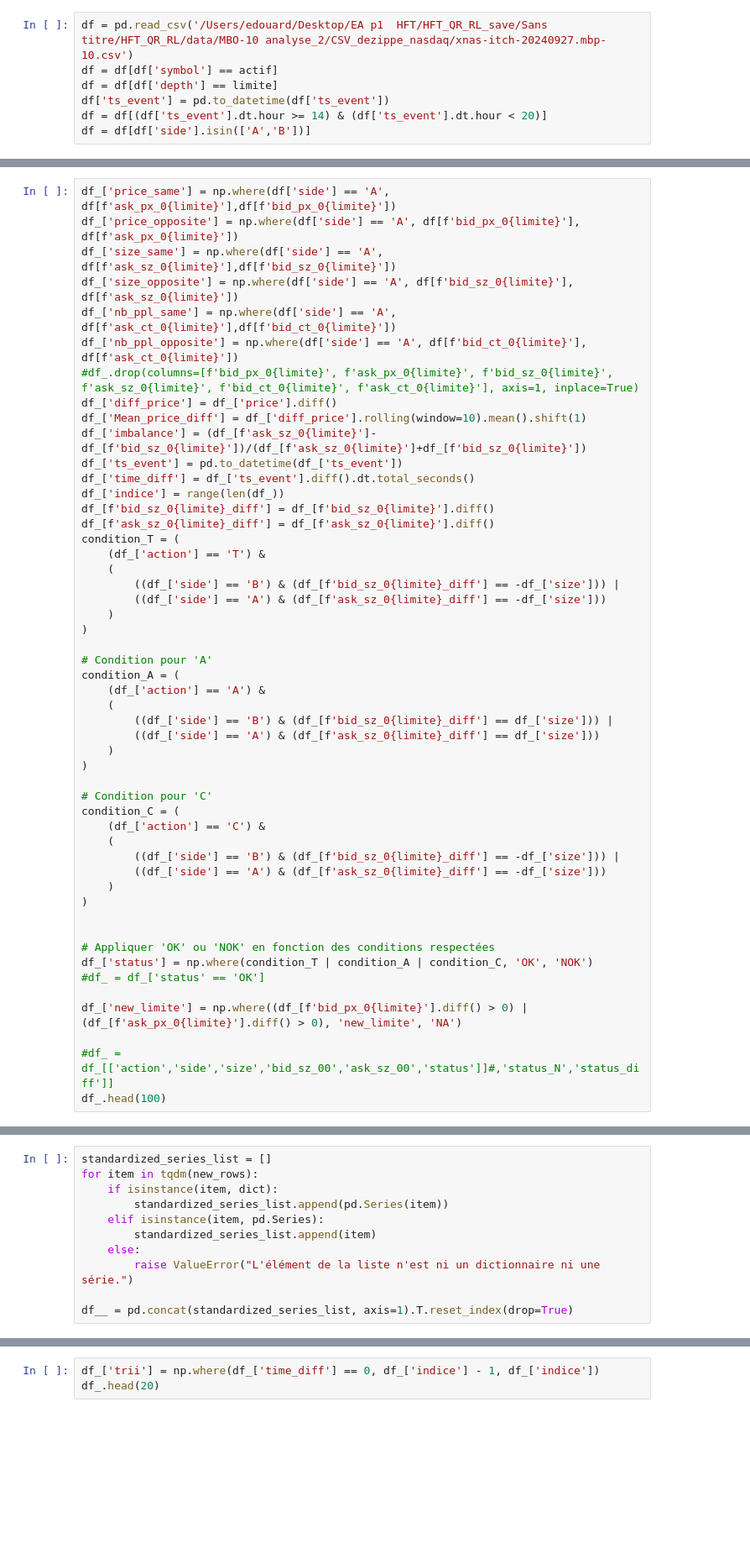
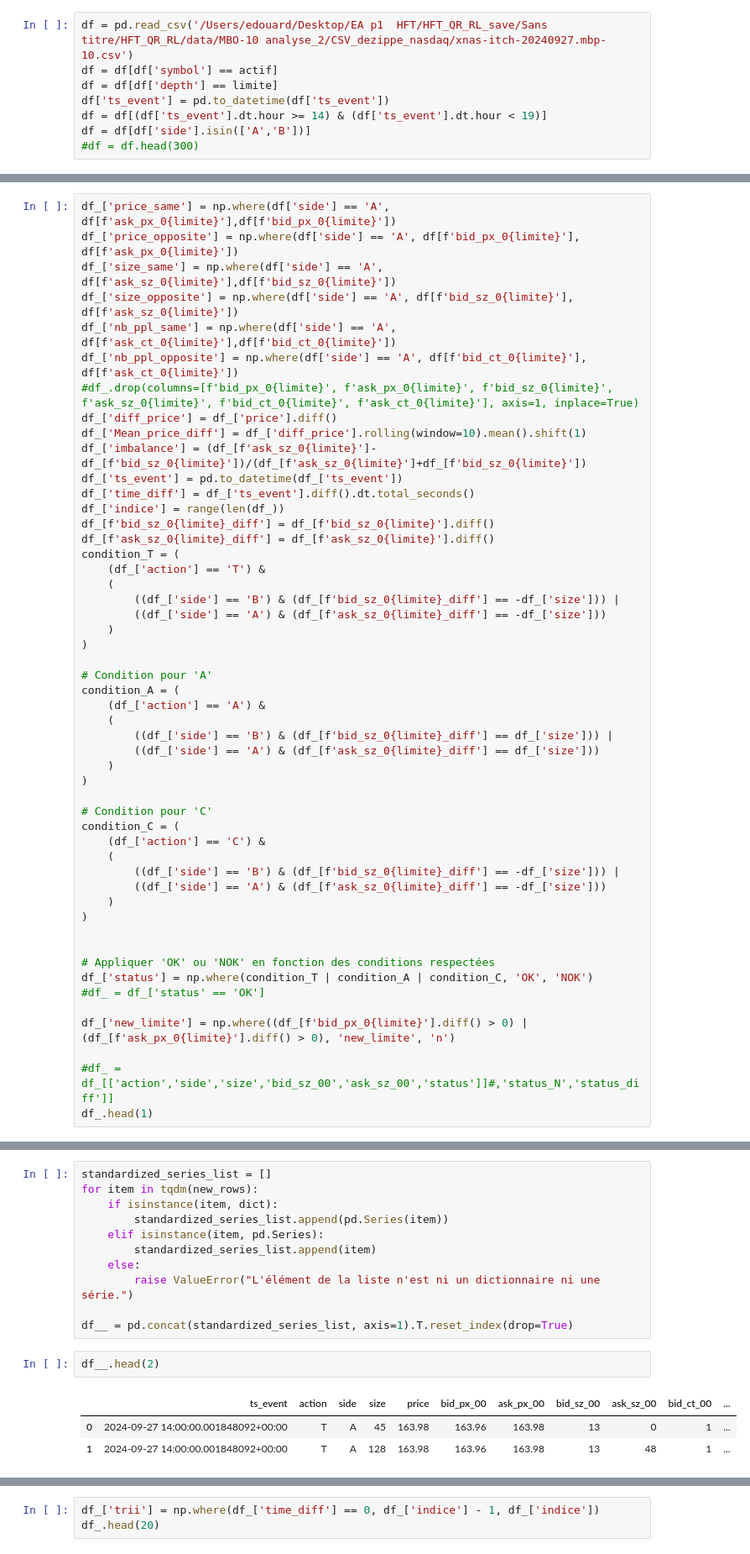
Before and after one commit to janisaiad/HFT_QR_RL, a Jupyter notebook: data/MBO-10 analyse_2/Notebook/WALA.ipynb, the cells around one changed output, grey strips where cells are left out. Shown at 84% size. Saved outputs shown, nothing was run; the diff lists cells and outputs as text; blank space fills up the shorter version.

```diff
--- a/data/MBO-10 analyse_2/Notebook/WALA.ipynb
+++ b/data/MBO-10 analyse_2/Notebook/WALA.ipynb
@@ -19,5 +19,6 @@ df = pd.read_csv('/Users/edouard/Desktop/EA p1  HFT/HFT_QR_RL_save/Sans titre/HF
 df = df[df['symbol'] == actif]
 df = df[df['depth'] == limite]
 df['ts_event'] = pd.to_datetime(df['ts_event'])
-df = df[(df['ts_event'].dt.hour >= 14) & (df['ts_event'].dt.hour < 20)]
+df = df[(df['ts_event'].dt.hour >= 14) & (df['ts_event'].dt.hour < 19)]
 df = df[df['side'].isin(['A','B'])]
+#df = df.head(300)
@@ -117,7 +172,7 @@ condition_C = (
 df_['status'] = np.where(condition_T | condition_A | condition_C, 'OK', 'NOK')
 #df_ = df_['status' == 'OK']
 
-df_['new_limite'] = np.where((df_[f'bid_px_0{limite}'].diff() > 0) | (df_[f'ask_px_0{limite}'].diff() > 0), 'new_limite', 'NA')
+df_['new_limite'] = np.where((df_[f'bid_px_0{limite}'].diff() > 0) | (df_[f'ask_px_0{limite}'].diff() > 0), 'new_limite', 'n')
 
 #df_ = df_[['action','side','size','bid_sz_00','ask_sz_00','status']]#,'status_N','status_diff']]
-df_.head(100)
+df_.head(1)
@@ -174,4 +346,10 @@ for item in tqdm(new_rows):
         raise ValueError("L'élément de la liste n'est ni un dictionnaire ni une série.")
 
 df__ = pd.concat(standardized_series_list, axis=1).T.reset_index(drop=True)
+# %%
+df__.head(2)
+# %% [output]
+|  | ts_event | action | side | size | price | bid_px_00 | ask_px_00 | bid_sz_00 | ask_sz_00 | bid_ct_00 | ... |
+| 0 | 2024-09-27 14:00:00.001848092+00:00 | T | A | 45 | 163.98 | 163.96 | 163.98 | 13 | 0 | 1 | ... |
+| 1 | 2024-09-27 14:00:00.001848092+00:00 | T | A | 128 | 163.98 | 163.96 | 163.98 | 13 | 48 | 1 | ... |
 # %%
```
Also changed, not shown: parts of 16 cells of this notebook, 1 other file.
